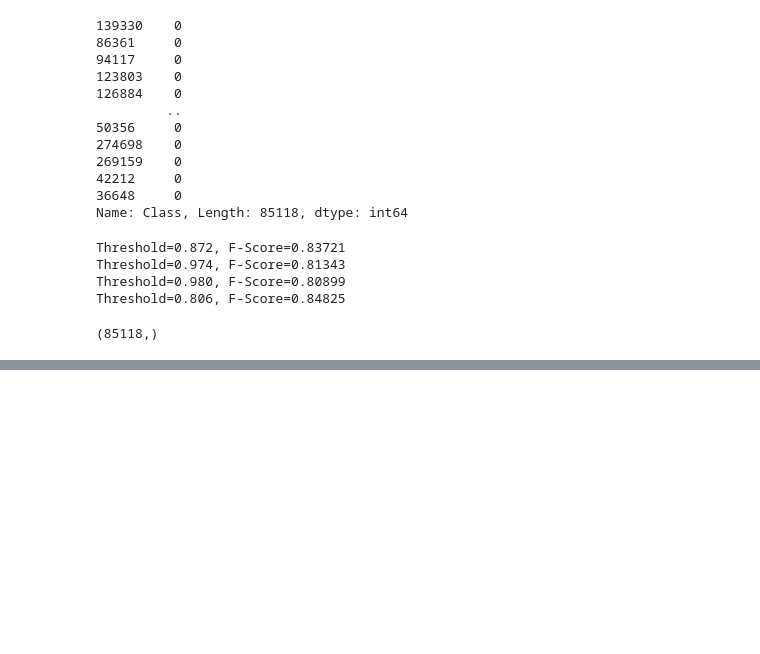
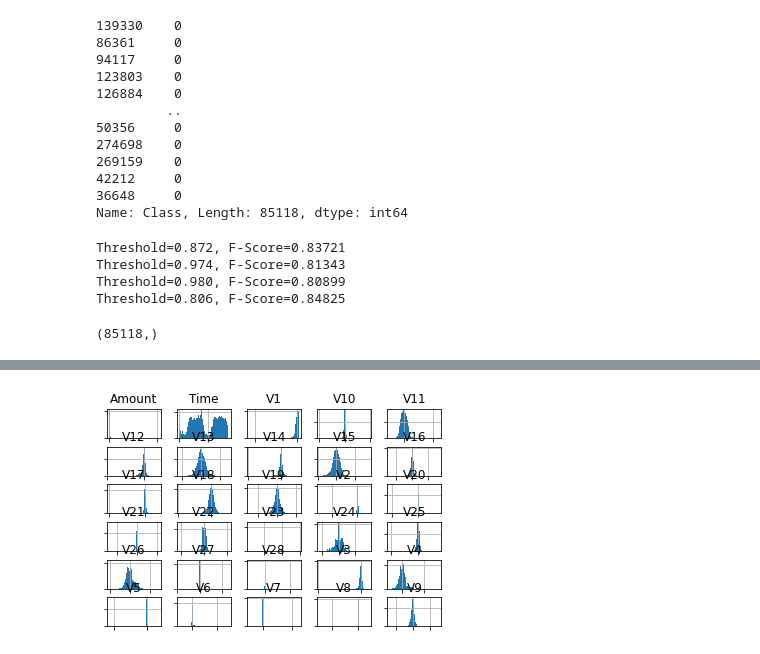
Before and after one commit to Birkamal/statistical_analysis, a Jupyter notebook: project_analysis.ipynb, the cells around one changed output, grey strips where cells are left out. Saved outputs shown, nothing was run; the diff lists cells and outputs as text; code cells hidden in the pictures; blank space fills up the shorter version.

```diff
--- a/project_analysis.ipynb
+++ b/project_analysis.ipynb
@@ -1252,0 +1318,16 @@ for afile in path:
+# %%
+# create histograms of input variables
+from pandas import read_csv
+from matplotlib import pyplot
+# drop the target variable
+datahist = fulldata.drop('Class', axis=1)
+# create a histogram plot of each numeric variable
+ax = datahist.hist(bins=100)
+# disable axis labels
+for axis in ax.flatten():
+	axis.set_xticklabels([])
+	axis.set_yticklabels([])
+# show the plot
+pyplot.show()
+# %% [output]
+[figure, added]
```
Also changed, not shown: parts of 11 cells of this notebook.
